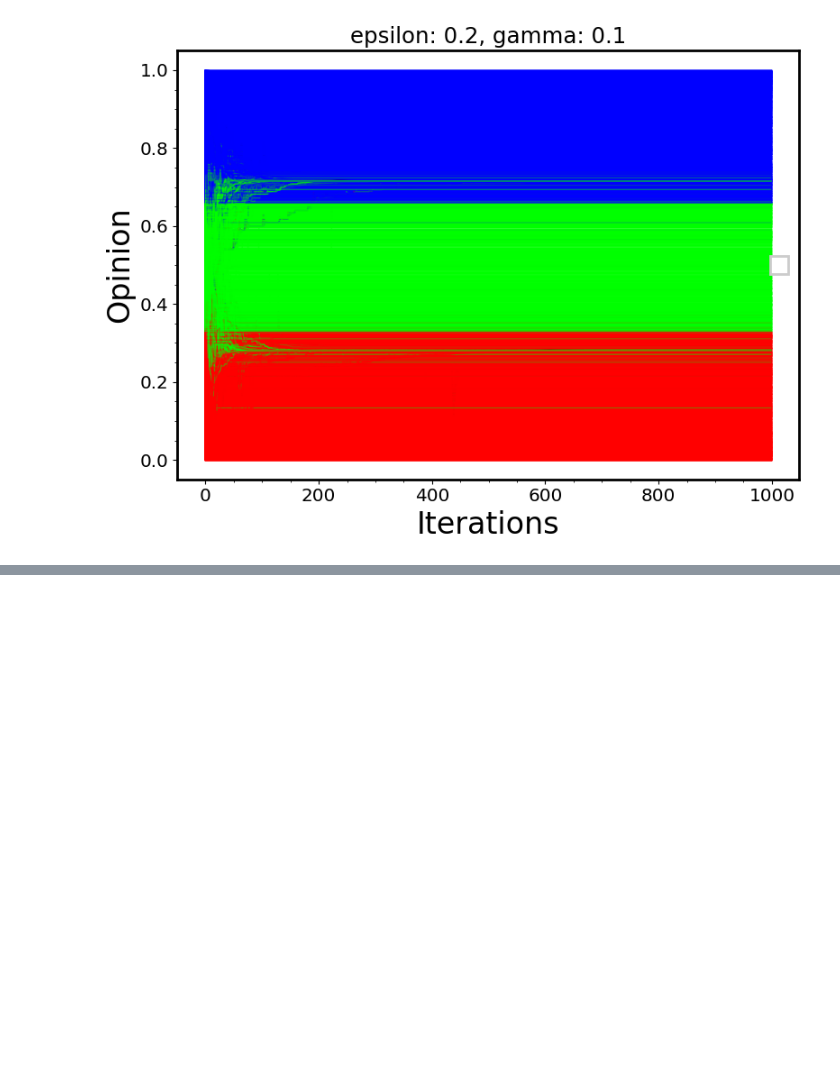
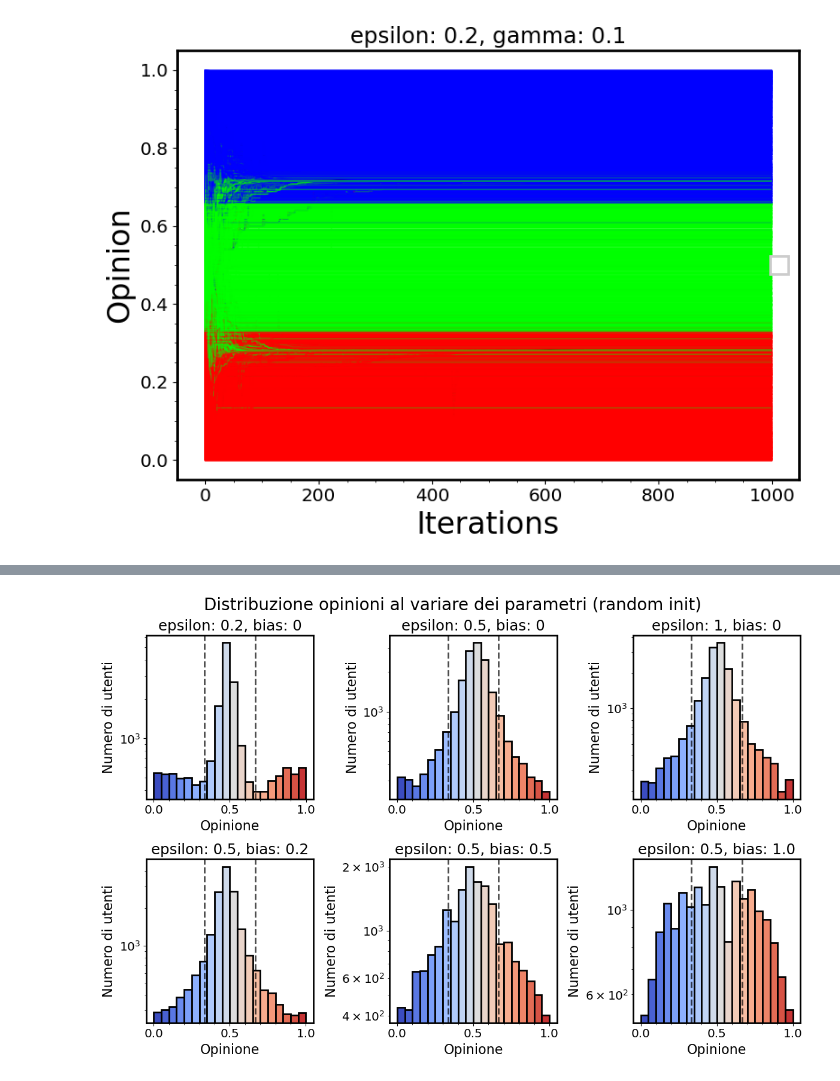
Before and after one commit to LeonardoCaridi/2024_caridi, a Jupyter notebook: open_problem/Diffusion_opinion.ipynb, the cells around one changed output, grey strips where cells are left out. Cells and saved outputs as stored; diff of their text form; code cells hidden in the pictures; blank space fills up the shorter version.

```diff
--- a/open_problem/Diffusion_opinion.ipynb
+++ b/open_problem/Diffusion_opinion.ipynb
@@ -333,0 +224,43 @@ No artists with labels found to put in legend.  Note that artists whose label st
+# %%
+random_opinion = True
+epsilon_values = [0.2, 0.5, 1, 0.5, 0.5, 0.5]
+bias_values = [0, 0, 0, 0.2, 0.5, 1.0]
+
+simulator = []
+for i, (epsilon, bias) in enumerate(zip(epsilon_values, bias_values)):
+
+    simulator.append(OpinionDiffusionSimulator(full_graph_backbone,
+                                               iterations=200,
+                                               epsilon=epsilon,
+                                               bias=bias,
+                                               random_opinion=random_opinion
+                                              ))
+    simulator[i].run_simulation()
+# %%
+# Crea una figura con 2 righe e 3 colonne
+fig, axes = plt.subplots(2, 3, figsize=(12, 8))
+
+axes = axes.flatten()  # Converte la matrice 2x3 in un array per un facile accesso
+
+for i, (epsilon, bias) in enumerate(zip(epsilon_values, bias_values)):
+    ax = axes[i]
+    simulator[i].plot_opinion_distribution(title=f'epsilon: {epsilon}, bias: {bias}',
+                                           ax=ax,
+                                           save=False
+                                          )
+    if random_opinion: ax.set_title(f'epsilon: {epsilon}, bias: {bias}')
+
+# Aggiungere un titolo alla figura
+title = "Distribuzione opinioni al variare dei parametri"
+if random_opinion: title += " (random init)"
+fig.suptitle(title, fontsize=20)
+
+# Regolare gli spazi tra i grafici
+plt.tight_layout()
+plt.subplots_adjust(top=0.9)  # Lascia spazio per il titolo principale
+
+# Salva l'immagine in un file
+plt.savefig(os.path.join("plots", title))
+plt.show()
+# %% [output]
+[figure, added]
```
Also changed, not shown: parts of 28 cells of this notebook, 25 other files.
